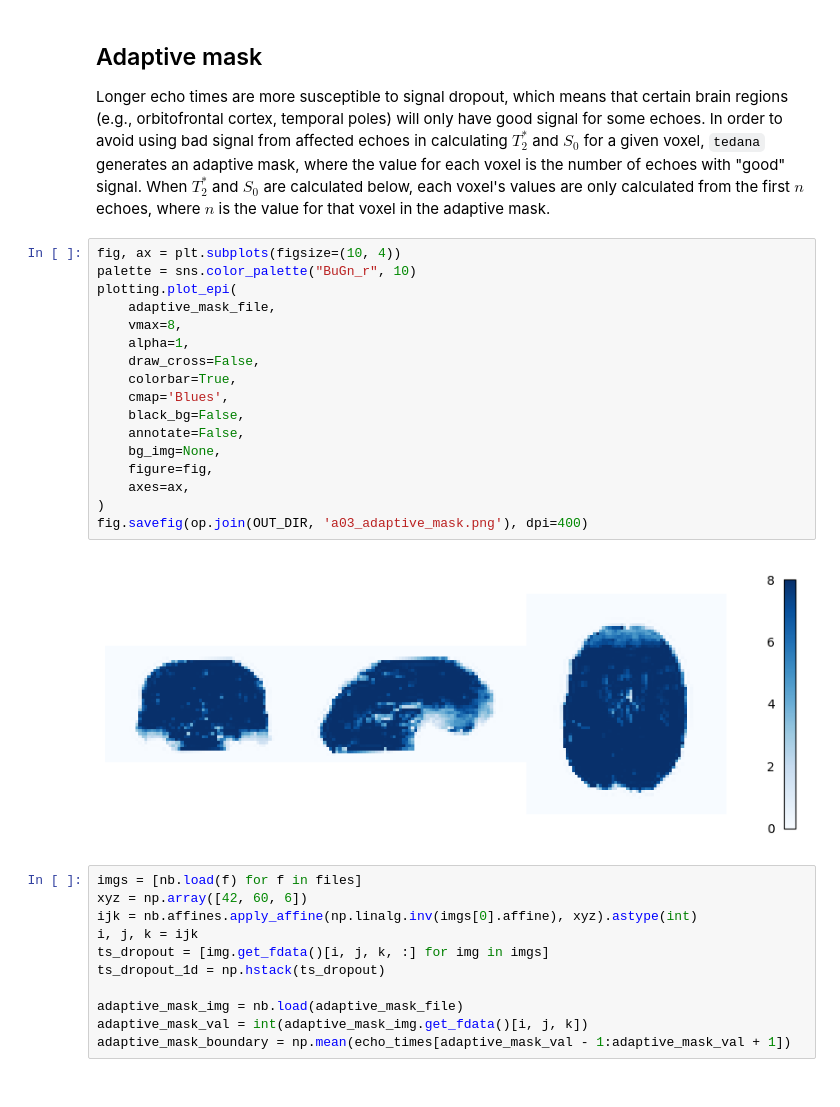
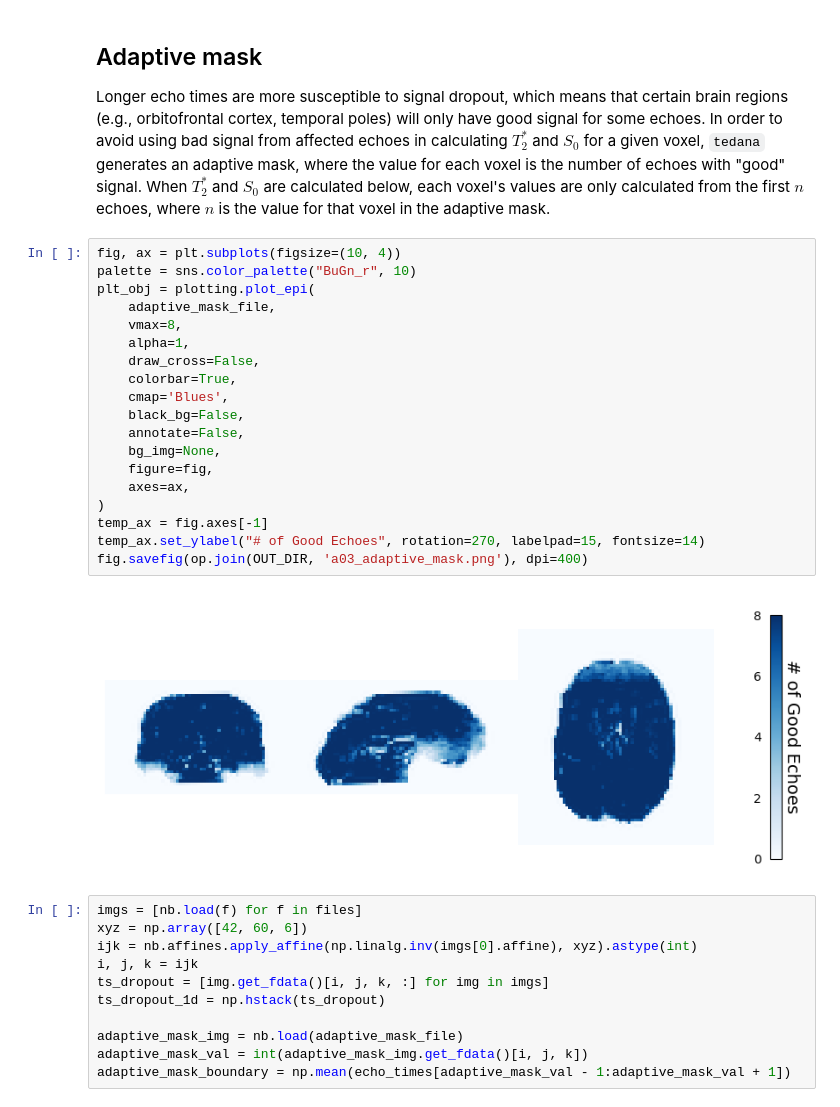
Before and after one commit to ME-ICA/tedana, a Jupyter notebook: docs/notebooks/plot_approach_figures.ipynb, the cells around one changed output. Cells and saved outputs as stored; diff of their text form.

```diff
--- a/docs/notebooks/plot_approach_figures.ipynb
+++ b/docs/notebooks/plot_approach_figures.ipynb
@@ -185,22 +185,24 @@ Longer echo times are more susceptible to signal dropout, which means that certa
 # %%
 fig, ax = plt.subplots(figsize=(10, 4))
 palette = sns.color_palette("BuGn_r", 10)
-plotting.plot_epi(
+plt_obj = plotting.plot_epi(
     adaptive_mask_file,
     vmax=8,
     alpha=1,
     draw_cross=False,
     colorbar=True,
     cmap='Blues',
     black_bg=False,
     annotate=False,
     bg_img=None,
     figure=fig,
     axes=ax,
 )
+temp_ax = fig.axes[-1]
+temp_ax.set_ylabel("# of Good Echoes", rotation=270, labelpad=15, fontsize=14)
 fig.savefig(op.join(OUT_DIR, 'a03_adaptive_mask.png'), dpi=400)
 # %% [output]
-[figure, old version]
+[figure, new version]
 # %%
 imgs = [nb.load(f) for f in files]
 xyz = np.array([42, 60, 6])
```
Also changed, not shown: parts of 1 cell of this notebook, 19 other files.
